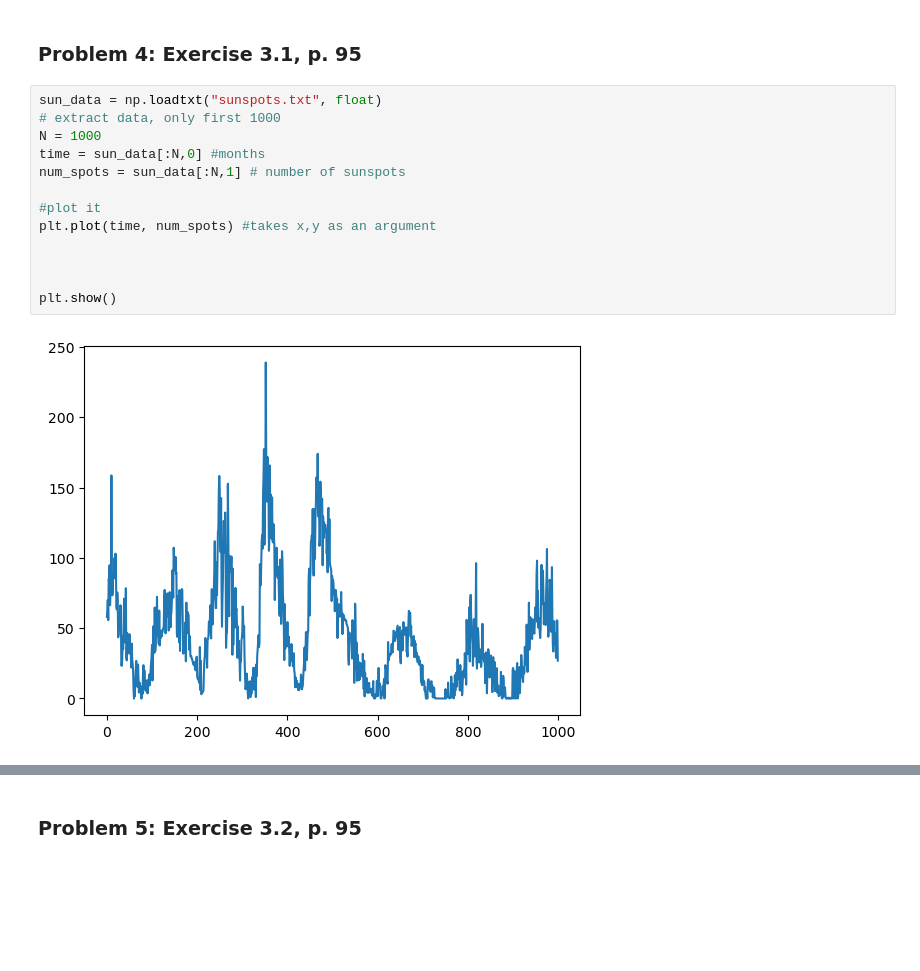
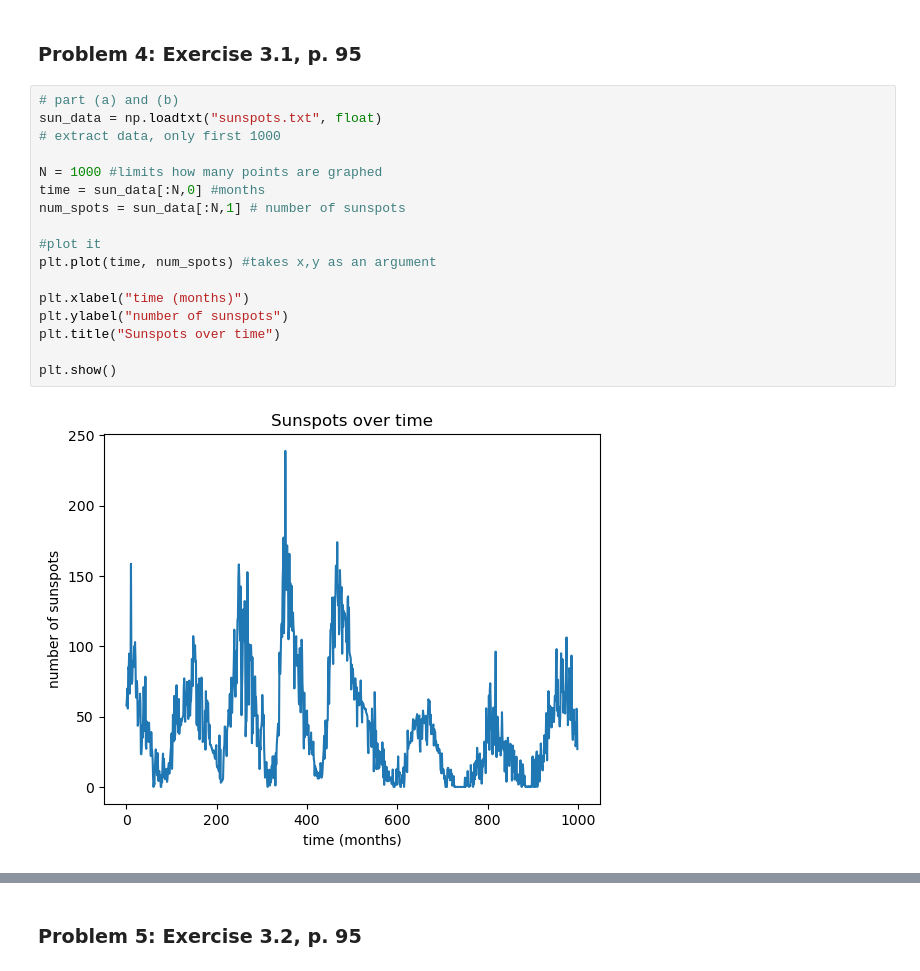
Before and after one commit to LDeGroot-Wooster/CompPhys26, a Jupyter notebook: General/Homework02_KristenTownsend.ipynb, the cells around one changed output, grey strips where cells are left out. Cells and saved outputs as stored; diff of their text form; blank space fills up the shorter version.

```diff
--- a/General/Homework02_KristenTownsend.ipynb
+++ b/General/Homework02_KristenTownsend.ipynb
@@ -142,17 +142,21 @@ Mapping this problem out was pretty tricky for me. I set up my list of primes co
 # %% [markdown]
 ### Problem 4: Exercise 3.1, p. 95
 # %%
+# part (a) and (b)
 sun_data = np.loadtxt("sunspots.txt", float)
 # extract data, only first 1000
-N = 1000
+
+N = 1000 #limits how many points are graphed
 time = sun_data[:N,0] #months
 num_spots = sun_data[:N,1] # number of sunspots
 
 #plot it
 plt.plot(time, num_spots) #takes x,y as an argument
 
-
+plt.xlabel("time (months)")
+plt.ylabel("number of sunspots")
+plt.title("Sunspots over time")
 
 plt.show()
 # %% [output]
-[figure, old version]
+[figure, new version]
```
Also changed, not shown: parts of 6 cells of this notebook.
